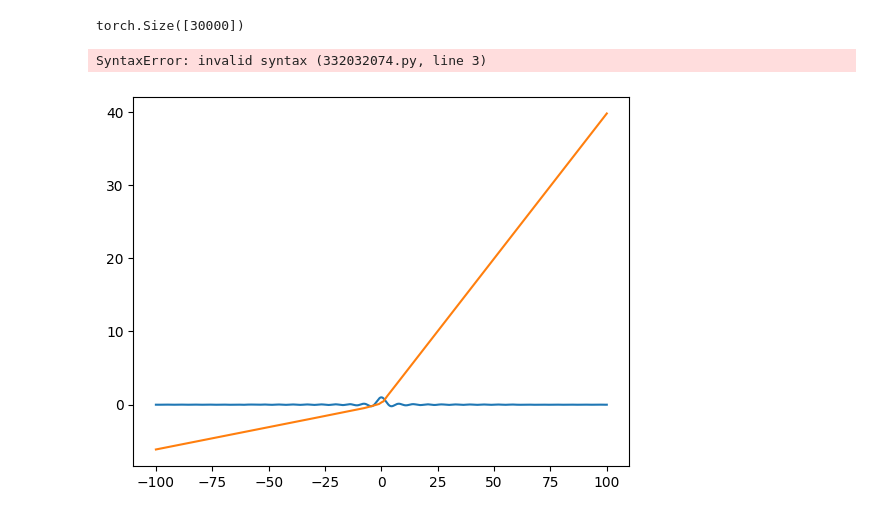
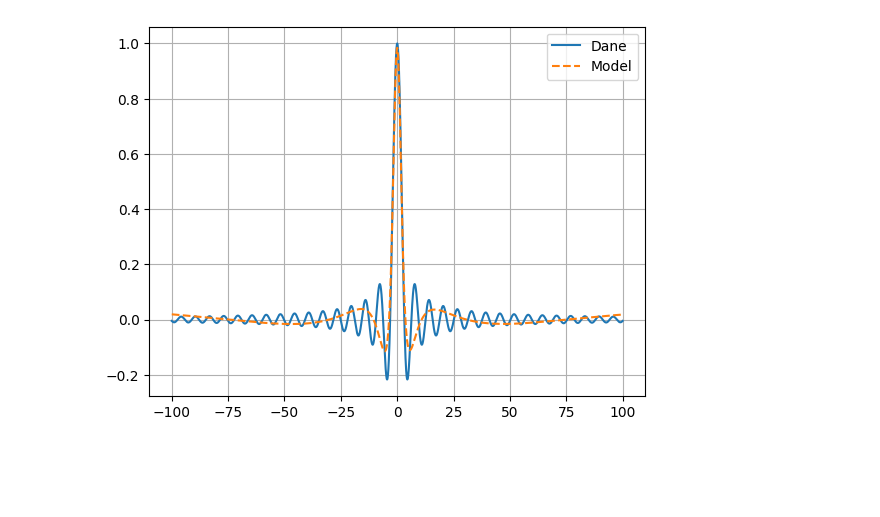
Before and after one commit to pochlebiacz/Analytical-neural-network-learning-algorithms, a Jupyter notebook: 1-Basic ELM.ipynb, the cells around one changed output. Saved outputs shown, nothing was run; the diff lists cells and outputs as text; code cells hidden in the pictures; blank space fills up the shorter version.

```diff
--- a/1-Basic ELM.ipynb
+++ b/1-Basic ELM.ipynb
@@ -19,34 +11,24 @@ plt.show()
 # %%
-device = torch.device("cuda") if torch.cuda.is_available() else torch.device("cpu")
-dataset = TensorDataset(torch.tensor(x_data).float(), torch.tensor(y_data).float())
+dataset = Dataset(torch.tensor(x_data).float(), torch.tensor(y_data).float())
 
 trainsize, testsize = int(0.9*len(dataset)), len(dataset)-int(0.9*len(dataset))
 trainset, testset = torch.utils.data.random_split(dataset, [trainsize, testsize], generator=torch.Generator().manual_seed(42))
 
 trainloader = DataLoader(trainset, batch_size=128, shuffle=True)
 testloader = DataLoader(testset, batch_size=128, shuffle=False)
+
+activation = nn.Sigmoid()
-# %%
-trainset.dataset.tensors[0].shape
-# %% [output]
-torch.Size([30000])
 # %%
 class ELM(nn.Module):
     def __init__(self, input_size, hidden_size, output_size):
         super().__init__()
         self.fc1 = nn.Linear(input_size, hidden_size)
-        self.activation = nn.ReLU()
         self.fc2 = nn.Linear(hidden_size, output_size)
 
     def forward(self, x):
         x = self.fc1(x)
-        x = self.activation(x)
+        x = activation(x)
         x = self.fc2(x)
         return x
 
-model = ELM(1, 1000, 1).to(device)
+model = ELM(1, 1000, 1)
-# %%
-# model.fc2.weight.data = torch.tensor(y_data).float().view(1, -1) *
-# model.fc2.weight.data.shape
-torch.concatenate([torch.ones(1, 10), nn.ReLU(model.fc1.bias.data + model.fc1.weight.data * 1)], dim=0)
-# %% [output]
-SyntaxError: invalid syntax (332032074.py, line 3)
@@ -53,6 +40,8 @@ SyntaxError: invalid syntax (332032074.py, line 3)
 # %%
 plt.plot(x_data, y_data)
-plt.plot(x_data, model(torch.tensor(x_data).reshape(-1, 1).float().to(device)).cpu().detach().numpy())
+plt.plot(x_data, model(torch.tensor(x_data).reshape(-1, 1).float()).detach().numpy(), '--')
+plt.legend(['Dane', 'Model'], loc='upper right')
+plt.grid()
 plt.show()
 # %% [output]
-[figure, old version]
+[figure, new version]
```
Also changed, not shown: parts of 4 cells of this notebook, 3 other files.
